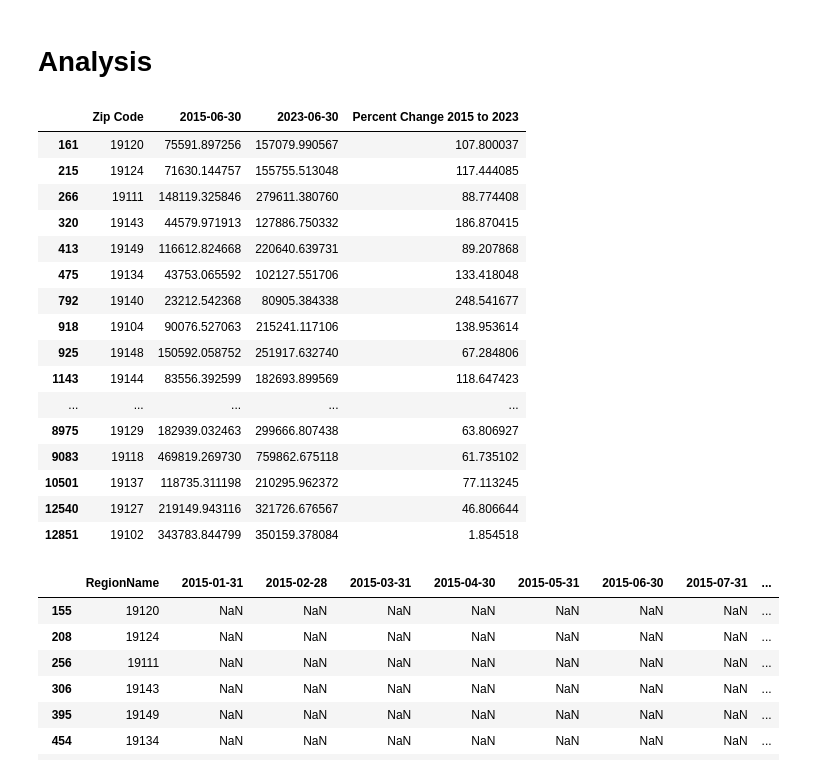
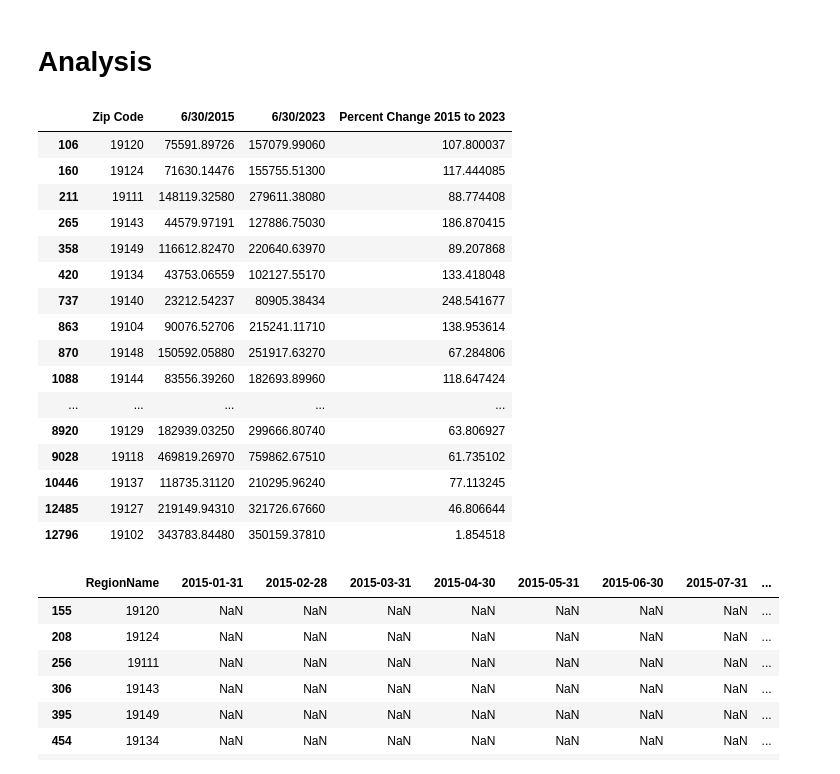
Before and after one commit to Aramed23/Project_1, a Jupyter notebook: andrew.ipynb, the cells around one changed output. Saved outputs shown, nothing was run; the diff lists cells and outputs as text; code cells hidden in the pictures.

```diff
--- a/andrew.ipynb
+++ b/andrew.ipynb
@@ -65,32 +67,8 @@ Remove unnecessary columns
 # %%
 # Reduce columns to 2015-2023, as that is how far back we have rental data
 # and we no longer need city, state, etc.
-phila_homes = philadelphiaPA_home_values[['RegionName', '2015-01-31', '2015-02-28',
-'2015-03-31', '2015-04-30', '2015-05-31', '2015-06-30',
-'2015-07-31', '2015-08-31', '2015-09-30', '2015-10-31',
-'2015-11-30', '2015-12-31', '2016-01-31', '2016-02-29',
-'2016-03-31', '2016-04-30', '2016-05-31', '2016-06-30',
-'2016-07-31', '2016-08-31', '2016-09-30', '2016-10-31',
-'2016-11-30', '2016-12-31', '2017-01-31', '2017-02-28',
-'2017-03-31', '2017-04-30', '2017-05-31', '2017-06-30',
-'2017-07-31', '2017-08-31', '2017-09-30', '2017-10-31',
-'2017-11-30', '2017-12-31', '2018-01-31', '2018-02-28',
-'2018-03-31', '2018-04-30', '2018-05-31', '2018-06-30',
-'2018-07-31', '2018-08-31', '2018-09-30', '2018-10-31',
-'2018-11-30', '2018-12-31', '2019-01-31', '2019-02-28',
-'2019-03-31', '2019-04-30', '2019-05-31', '2019-06-30',
-'2019-07-31', '2019-08-31', '2019-09-30', '2019-10-31',
-'2019-11-30', '2019-12-31', '2020-01-31', '2020-02-29',
-'2020-03-31', '2020-04-30', '2020-05-31', '2020-06-30',
-'2020-07-31', '2020-08-31', '2020-09-30', '2020-10-31',
-'2020-11-30', '2020-12-31', '2021-01-31', '2021-02-28',
-'2021-03-31', '2021-04-30', '2021-05-31', '2021-06-30',
-'2021-07-31', '2021-08-31', '2021-09-30', '2021-10-31',
-'2021-11-30', '2021-12-31', '2022-01-31', '2022-02-28',
-'2022-03-31', '2022-04-30', '2022-05-31', '2022-06-30',
-'2022-07-31', '2022-08-31', '2022-09-30', '2022-10-31',
-'2022-11-30', '2022-12-31', '2023-01-31', '2023-02-28',
-'2023-03-31', '2023-04-30', '2023-05-31', '2023-06-30']]
+phila_homes = philadelphiaPA_home_values[['RegionName', '6/30/2015','6/30/2016','6/30/2017','6/30/2018',
+                                         '6/30/2019','6/30/2020','6/30/2021','6/30/2022','6/30/2023']]
 
 phila_rentals = philadelphiaPA_rentals[['RegionName', '2015-01-31', '2015-02-28',
 '2015-03-31', '2015-04-30', '2015-05-31', '2015-06-30',
@@ -126,28 +104,28 @@ phl_zillow_rentals = phila_rentals.rename(columns={'RegionName':'Zip Code'})
 # Analysis
 # %%
 # Calculate % change in home values from June 2015 to June 2023
-homevalue_change = (phl_zillow_homevalues["2023-06-30"] - phl_zillow_homevalues["2015-06-30"])/phl_zillow_homevalues["2015-06-30"] * 100
+homevalue_change = (phl_zillow_homevalues["6/30/2023"] - phl_zillow_homevalues["6/30/2015"])/phl_zillow_homevalues["6/30/2015"] * 100
 phl_zillow_homevalues["Percent Change 2015 to 2023"] = homevalue_change
-phl_zillow_homevalues = phl_zillow_homevalues.loc[:,["Zip Code","2015-06-30", "2023-06-30","Percent Change 2015 to 2023"]]
+phl_zillow_homevalues = phl_zillow_homevalues.loc[:,["Zip Code","6/30/2015", "6/30/2023","Percent Change 2015 to 2023"]]
 phl_zillow_homevalues
 # %% [output]
-|  | Zip Code | 2015-06-30 | 2023-06-30 | Percent Change 2015 to 2023 |
-| 161 | 19120 | 75591.897256 | 157079.990567 | 107.800037 |
-| 215 | 19124 | 71630.144757 | 155755.513048 | 117.444085 |
-| 266 | 19111 | 148119.325846 | 279611.380760 | 88.774408 |
-| 320 | 19143 | 44579.971913 | 127886.750332 | 186.870415 |
-| 413 | 19149 | 116612.824668 | 220640.639731 | 89.207868 |
-| 475 | 19134 | 43753.065592 | 102127.551706 | 133.418048 |
-| 792 | 19140 | 23212.542368 | 80905.384338 | 248.541677 |
-| 918 | 19104 | 90076.527063 | 215241.117106 | 138.953614 |
-| 925 | 19148 | 150592.058752 | 251917.632740 | 67.284806 |
-| 1143 | 19144 | 83556.392599 | 182693.899569 | 118.647423 |
+|  | Zip Code | 6/30/2015 | 6/30/2023 | Percent Change 2015 to 2023 |
+| 106 | 19120 | 75591.89726 | 157079.99060 | 107.800037 |
+| 160 | 19124 | 71630.14476 | 155755.51300 | 117.444085 |
+| 211 | 19111 | 148119.32580 | 279611.38080 | 88.774408 |
+| 265 | 19143 | 44579.97191 | 127886.75030 | 186.870415 |
+| 358 | 19149 | 116612.82470 | 220640.63970 | 89.207868 |
+| 420 | 19134 | 43753.06559 | 102127.55170 | 133.418048 |
+| 737 | 19140 | 23212.54237 | 80905.38434 | 248.541677 |
+| 863 | 19104 | 90076.52706 | 215241.11710 | 138.953614 |
+| 870 | 19148 | 150592.05880 | 251917.63270 | 67.284806 |
+| 1088 | 19144 | 83556.39260 | 182693.89960 | 118.647424 |
 | ... | ... | ... | ... | ... |
-| 8975 | 19129 | 182939.032463 | 299666.807438 | 63.806927 |
-| 9083 | 19118 | 469819.269730 | 759862.675118 | 61.735102 |
-| 10501 | 19137 | 118735.311198 | 210295.962372 | 77.113245 |
-| 12540 | 19127 | 219149.943116 | 321726.676567 | 46.806644 |
-| 12851 | 19102 | 343783.844799 | 350159.378084 | 1.854518 |
+| 8920 | 19129 | 182939.03250 | 299666.80740 | 63.806927 |
+| 9028 | 19118 | 469819.26970 | 759862.67510 | 61.735102 |
+| 10446 | 19137 | 118735.31120 | 210295.96240 | 77.113245 |
+| 12485 | 19127 | 219149.94310 | 321726.67660 | 46.806644 |
+| 12796 | 19102 | 343783.84480 | 350159.37810 | 1.854518 |
 # %%
 # Inspect all columns to see when each zip code is missing data for rentals
 # The pd.set_option code was found at https://www.geeksforgeeks.org/show-all-columns-of-pandas-dataframe-in-jupyter-notebook/
```
Also changed, not shown: parts of 13 cells of this notebook, 6 other files.
